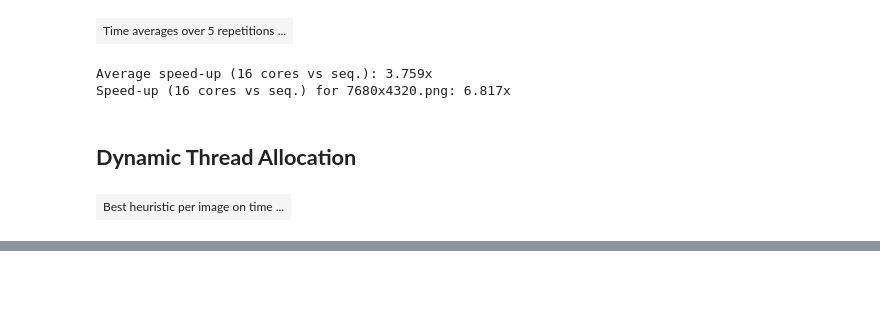
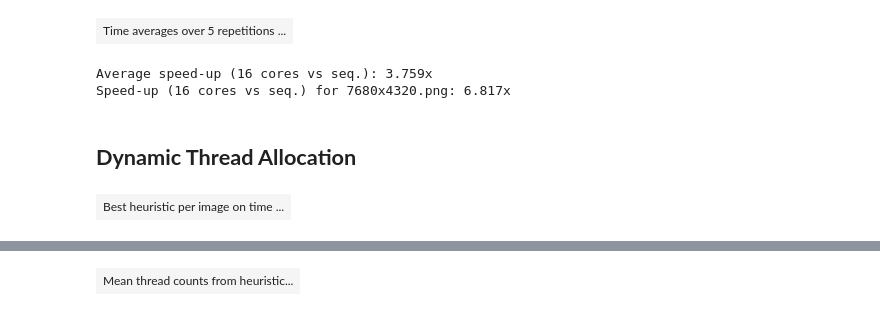
Before and after one commit to Edelwy/HPC, a Jupyter notebook: Assignment1/latex/analiza.ipynb, the cells around one changed output, grey strips where cells are left out. Saved outputs shown, nothing was run; the diff lists cells and outputs as text; code cells hidden in the pictures; blank space fills up the shorter version.

Commit message:
finish report up to greedy seam removal

```diff
--- a/Assignment1/latex/analiza.ipynb
+++ b/Assignment1/latex/analiza.ipynb
@@ -181,0 +202,90 @@ display_list([df_opt16_new], index=True)
+# %%
+# Mean thread counts per phase from the heuristics.
+from pathlib import Path
+
+_MAX_THR = 16
+
+
+def _png_dims(path):
+    import struct
+
+    with open(path, "rb") as f:
+        hdr = f.read(24)
+    if len(hdr) < 24 or hdr[:8] != b"\x89PNG\r\n\x1a\n" or hdr[12:16] != b"IHDR":
+        return None
+    w, h = struct.unpack(">II", hdr[16:24])
+    return int(w), int(h)
+
+
+def _dims_for_image(name):
+    m = re.match(r"^(\d+)x(\d+)\.png$", str(name), re.I)
+    if m:
+        return int(m.group(1)), int(m.group(2))
+    for base in (Path("../src/test_images"), Path("test_images")):
+        p = base / name
+        if p.is_file():
+            wh = _png_dims(p)
+            if wh:
+                return wh
+    return None
+
+
+def _thr_energy(max_t, w, h, c1):
+    c1 = int(c1)
+    threads = (w * h) // c1
+    if threads > max_t:
+        threads = max_t
+    if threads < 1:
+        threads = 1
+    return threads
+
+
+def _thr_dp(max_t, w, c2):
+    c2 = int(c2)
+    threads = w // c2
+    if threads < 1:
+        threads = 1
+    if threads > max_t // 2:
+        threads = max_t // 2
+    if threads < 1:
+        threads = 1
+    return threads
+
+
+def _thr_removal(max_t, h, c3):
+    c3 = int(c3)
+    threads = h // c3
+    if threads > max_t:
+        threads = max_t
+    if threads < 1:
+        threads = 1
+    return threads
+
+
+_rows = []
+for run_i, df in enumerate(_dfs16):
+    for _, r in df.iterrows():
+        wh = _dims_for_image(r["image"])
+        if wh is None:
+            continue
+        w, h = wh
+        _rows.append(
+            {
+                "image": r["image"],
+                "_run": run_i,
+                "energy": _thr_energy(_MAX_THR, w, h, r["C1"]),
+                "DP": _thr_dp(_MAX_THR, w, r["C2"]),
+                "removal": _thr_removal(_MAX_THR, h, r["C3"]),
+            }
+        )
+
+_thr_long = pd.DataFrame(_rows)
+_mean_thr = _thr_long.groupby("image", sort=True)[["energy", "DP", "removal"]].mean()
+_mean_thr["mean of 3 phases"] = _mean_thr.mean(axis=1)
+_mean_thr.columns = ["mean energy thr.", "mean DP thr.", "mean removal thr.", "mean (3 phases)"]
+_mean_thr.attrs["name"] = (
+    f"Mean thread counts from heuristics (max {_MAX_THR}, DP/removal cap {_MAX_THR//2}) — avg over 4 runs"
+)
+display_list([_mean_thr], index=True, axis=-1)
+# %% [output]
+| Mean thread counts from heuristic... |
```
Also changed, not shown: parts of 5 cells of this notebook, 1 other file.
